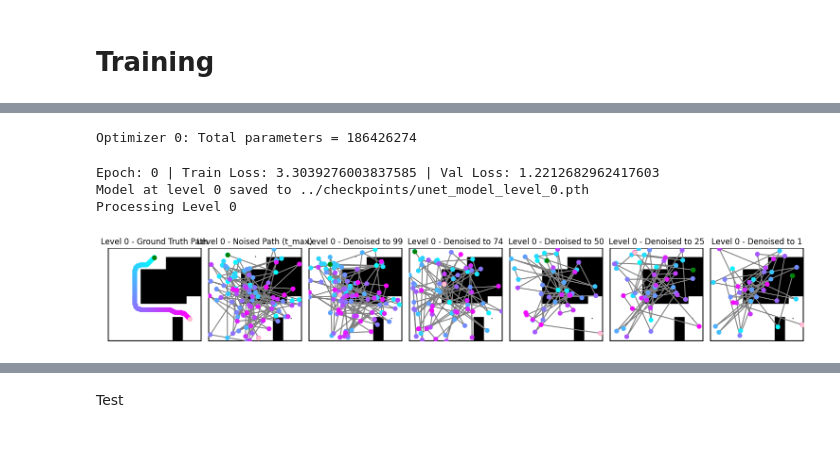
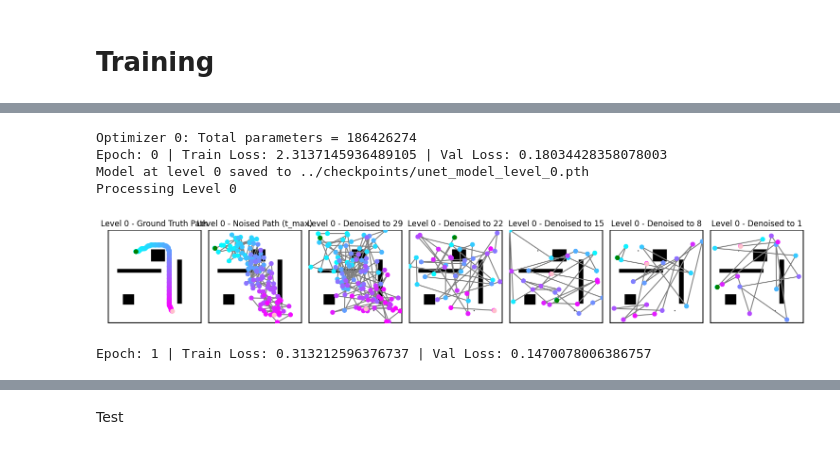
Before and after one commit to jasonjabbour/Diffusion_Planning, a Jupyter notebook: Modeling/LineDiffusion.ipynb, the cells around one changed output, grey strips where cells are left out. Saved outputs shown, nothing was run; the diff lists cells and outputs as text; code cells hidden in the pictures.

```diff
--- a/Modeling/LineDiffusion.ipynb
+++ b/Modeling/LineDiffusion.ipynb
@@ -1518,7 +1755,7 @@ torch.autograd.set_detect_anomaly(True)
 torch.cuda.empty_cache()
 
 # Training Parameters
-num_epochs = 300 # Number of epochs for training
+num_epochs = 1000 # Number of epochs for training
 print_frequency = 1  # Frequency of printing information
 visualize_frequency = 20
 save_frequency = 20
@@ -1532,11 +1769,17 @@ num_levels = 1
 
 # Variance for first level
 initial_start_variance = 0.0001
-initial_end_variance = 0.01
+initial_end_variance = 0.1
+
+# Noising by samping from a line distribution
+guess_dist = True
+sigma_parallel =.2
+sigma_perp =.2
+
 
 # Calculate Schedules
 start_schedules, end_schedules = calculate_schedules(initial_start_variance, initial_end_variance, num_levels)
-timesteps_per_level = [100] #, 100, 100]
+timesteps_per_level = [30] #, 100, 100]
 target_lengths = [128] #, 64, 32]
 
 # Initialize multiple UNet Models and their optimizers
@@ -1577,7 +1820,8 @@ def process_batch(batch,
                   multi_level_diffusion_model,
                   device,
                   train=True,
-                  penalize_collisions=True):
+                  penalize_collisions=True,
+                  guess_dist=False):
 
     maps = batch['map'].to(device)
     astar_paths = batch['astar_path'].to(device)
@@ -1611,14 +1855,26 @@ def process_batch(batch,
         # Define the maximum timestep for noise addition
         t = torch.randint(0, multi_level_diffusion_model.models[level].timesteps - 1, (maps.size(0),)).long().to(device)
 
-        # Get noised paths
-        noisy_path_batch, actual_noise = multi_level_diffusion_model.models[level].forward(reduced_path_tensor, t, reduced_mask_tensor, device)
+        if guess_dist:
+            # Get noised path by sampling from a guess distribution
+            noisy_path_batch, actual_noise = multi_level_diffusion_model.models[level].forward_guess(reduced_path_tensor,
+                                                                                                    t,
+                                                                                                    start_point,
+                                                                                                    end_point,
+                                                                                                    sigma_parallel,
+                                                                                                    sigma_perp,
+                                                                                                    device)
+        else:
+            # Get noised paths
+            noisy_path_batch, actual_noise = multi_level_diffusion_model.models[level].forward(reduced_path_tensor, t, reduced_mask_tensor, device)
+
         # Permute noisy_path_batch to match [batch_size, channels, sequence_length]
         noisy_path_batch = noisy_path_batch.permute(0, 2, 1)
         # Permute to change from torch.Size([32, 175, 2]) to torch.Size([32, 2, 175])
         actual_noise = actual_noise.permute(0, 2, 1)
 
         # Select closest noised points
+        # TODO: Update this to also handle using the line guess
         if level > 0:
             # Select the points closest to the start point after adding noise
             closest_points, closest_indices, furthest_points, furthest_indices, closest_mask = select_closest_and_furthest_points(noisy_path_batch, start_point, target_lengths[level], device)
@@ -1661,36 +1917,6 @@ def process_batch(batch,
             # Calculate total loss
             loss = loss + obstacle_loss
 
-
-        #     with torch.no_grad():
-        #         # print(t.shape)
-        #         # print(noisy_path_batch.shape)
-        #         # Get the denoised path at this timestep
-        #         denoised_path = multi_level_diffusion_model.models[level].backward(
-        #             noisy_path_batch,
-        #             t,
-        #             maps,
-        #             start_point,
-        #             end_point,
-        #             unet_model,
-        #             sparse_path=conditioning_path
-        #         )
-
-                # print("denoised path", denoised_path.shape)
-                # print("maps", maps.shape)
-                # print("start point", start_point.shape)
-                # print("end point", end_point.shape)
-                # print("time tensor", t.shape)
-                # # Calculate the obstacle loss
-                # obstacle_loss = obstacle_penalty_loss(predicted_path, maps.squeeze(1), mask, penalty_weight=1)
-
-                # # Add obstacle loss
-                # loss = loss + obstacle_loss
-
-
-
-
-
         if train:
             optimizer.zero_grad()
             loss.backward(retain_graph=True)
@@ -1718,7 +1944,8 @@ for epoch in range(num_epochs):
                                    multi_level_diffusion_model,
                                    device,
                                    train=True,
-                                   penalize_collisions=False)
+                                   penalize_collisions=False,
+                                   guess_dist=guess_dist)
         train_loss.extend(batch_loss)
         train_obstacle_loss.extend(obstacle_loss)
 
@@ -1732,7 +1959,8 @@ for epoch in range(num_epochs):
                                        multi_level_diffusion_model,
                                        device,
                                        train=False,
-                                       penalize_collisions=False)
+                                       penalize_collisions=False,
+                                       guess_dist=guess_dist)
             val_loss.extend(batch_loss)
             val_obstacle_loss.extend(obstacle_loss)
 
@@ -1747,36 +1975,37 @@ for epoch in range(num_epochs):
     # writer.add_scalar("Validation Obstacle Loss", val_avg_obstacle_loss)
 
     if epoch % print_frequency == 0:
         print(f"Epoch: {epoch} | Train Loss: {train_avg_loss} | Val Loss: {val_avg_loss}") # | Train Obs Loss {train_avg_obstacle_loss} | Val Obs Loss {val_avg_obstacle_loss}")
 
     # Saving checkpoints
     if epoch % save_frequency == 0:
         # Save model checkpoints for each level
         for level, model in enumerate(unet_models):
             model_save_path = f"../checkpoints/unet_model_level_{level}.pth"
             torch.save(model.state_dict(), model_save_path)
             print(f"Model at level {level} saved to {model_save_path}")
 
     if epoch % visualize_frequency == 0:
         with torch.no_grad():
             # Sample a batch of paths for visualization
             sample_data = next(iter(val_vis_dataloader))
             # Squeeze to get rid of batch dimension. We only need one sample
             sample_map = sample_data['map'].to(device)
             sample_path = sample_data['astar_path'].to(device)
             sample_mask = sample_data['astar_mask'].to(device)
             sample_start_point = sample_data['start_point'].to(device)
             sample_end_point = sample_data['end_point'].to(device)
 
             # Multi Level case plotting is a bit more complex
+            # TODO: add support for sampling from line distribution
             if num_levels > 1:
                 generate_plan_multi_level(sample_map, sample_path, sample_mask, sample_start_point, sample_end_point, unet_models, target_lengths, num_levels, device, num_timestep_display=5, visualize=True)
-
             else:
-                generate_plan(sample_map, sample_path, sample_mask, sample_start_point, sample_end_point, unet_models, target_lengths, 0, device, num_timestep_display=5, visualize=True)
+                generate_plan(sample_map, sample_path, sample_mask, sample_start_point, sample_end_point, unet_models, target_lengths, 0, device, num_timestep_display=5, visualize=True, guess_dist=guess_dist)
 # %% [output]
 Optimizer 0: Total parameters = 186426274
+Epoch: 0 | Train Loss: 2.3137145936489105 | Val Loss: 0.18034428358078003
+Model at level 0 saved to ../checkpoints/unet_model_level_0.pth
+Processing Level 0
+[figure, new version]
-Epoch: 0 | Train Loss: 3.3039276003837585 | Val Loss: 1.2212682962417603
-Model at level 0 saved to ../checkpoints/unet_model_level_0.pth
-Processing Level 0
+Epoch: 1 | Train Loss: 0.313212596376737 | Val Loss: 0.1470078006386757
-[figure, old version]
```
Also changed, not shown: parts of 17 cells of this notebook.
